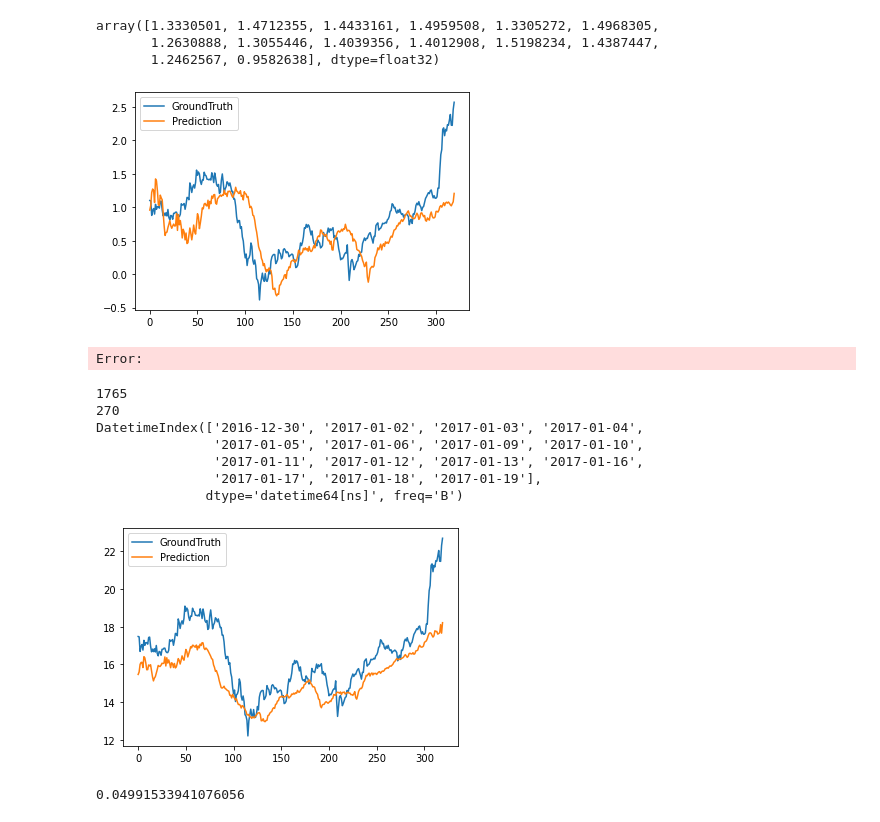
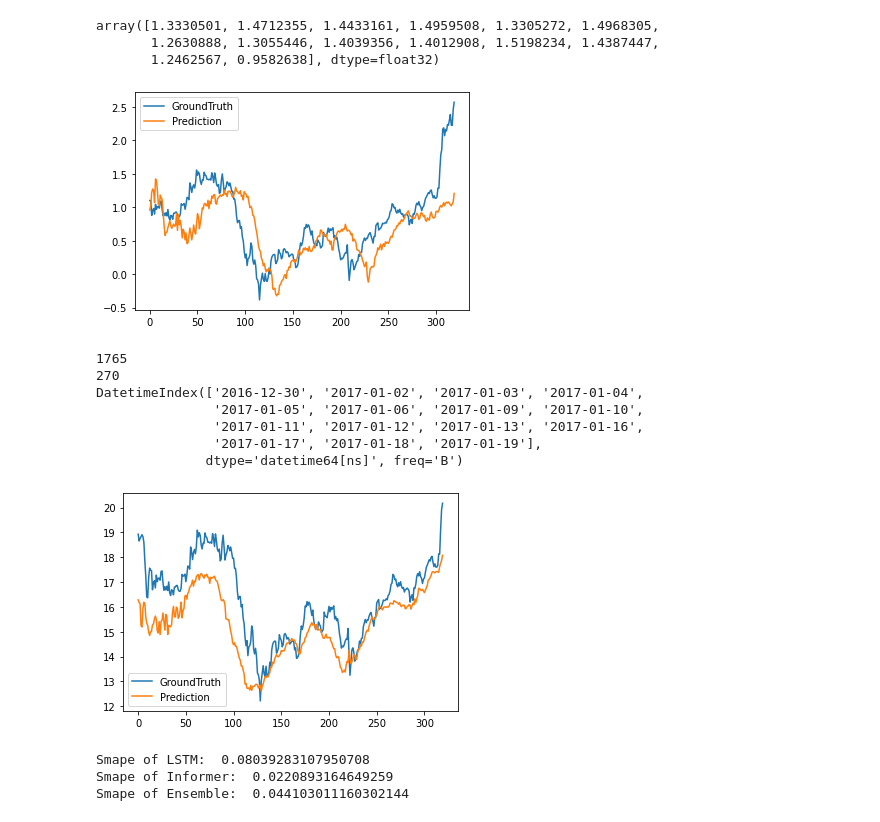
Before and after one commit to shanggao33/Data5703, a Jupyter notebook: Informer/bac_22col_sentiment3c&indicators copy@bac_sent_indi_22c/informer_bac_22col_sentiment3c&indicators copy.ipynb, the cells around one changed output. Cells and saved outputs as stored; diff of their text form; code cells hidden in the pictures.

Commit message:
correct ensemble

```diff
--- a/Informer/bac_22col_sentiment3c&indicators copy@bac_sent_indi_22c/informer_bac_22col_sentiment3c&indicators copy.ipynb
+++ b/Informer/bac_22col_sentiment3c&indicators copy@bac_sent_indi_22c/informer_bac_22col_sentiment3c&indicators copy.ipynb
@@ -1665,7 +1665,7 @@ args = dotdict()
 args.model = 'informer' # model of experiment, options: [informer, informerstack, informerlight(TBD)]
 
 args.data = 'custom' # data
-args.root_path = '../../../../5703/dataset'
+args.root_path = '../../dataset/bac'
 args.data_path = 'bac_sent_indi_22c.csv'
 args.features = 'MS' # forecasting task, options:[M, S, MS]; M:multivariate predict multivariate, S:univariate predict univariate, MS:multivariate predict univariate
 args.target = 'close'
@@ -1872,7 +1872,6 @@ plt.legend()
 plt.show()
 # %% [output]
 [figure]
-Error:
 # %%
 setting = '{}_{}_ft{}_sl{}_ll{}_pl{}_dm{}_nh{}_el{}_dl{}_df{}_at{}_fc{}_eb{}_dt{}_mx{}_{}_{}'.format(args.model, args.data, args.features,
                 args.seq_len, args.label_len, args.pred_len,
@@ -1901,44 +1900,42 @@ data_loader = DataLoader(
     batch_size=batch_size,
     shuffle=shuffle_flag,
     num_workers=args.num_workers,
     drop_last=drop_last)
 
 # get the inverse transformed
 pred_inver = data_set.inverse_transform(preds)
 trues = data_set.inverse_transform(trues)
 pred_inver.shape
 
 lstm_preds = np.load('./bac_sent_indi_22c.npy')
-lstm_preds.shape
-# drop the first 13 samples
-lstm_preds = lstm_preds[13:,:]
-lstm_preds.shape
+# drop the last 13 sample
+lstm_preds = lstm_preds[:-13, :]
 
-informer_preds = pred_inver[:, -1, :]
-informer_preds.shape
+informer_preds = pred_inver[:, 0, :]
+
 
 # average the predictions of Informer and LSTM
 ensemble_preds = (lstm_preds + informer_preds) / 2
 ensemble_preds.shape
 
-import matplotlib.pyplot as plt
-import seaborn as sns
-
 plt.figure()
-plt.plot(trues[:, -1, :], label='GroundTruth')
+plt.plot(trues[:, 0, :], label='GroundTruth')
 plt.plot(ensemble_preds, label='Prediction')
 plt.legend()
 plt.show()
 
-print("Smape of Informer:", SMAPE(ensemble_preds, trues[:, -1, :]))
-print("Smape of ensemble:",SMAPE(pred_inver[:, -1, :], trues[:, -1, :]))
+print("Smape of LSTM: ", SMAPE(lstm_preds, trues[:, 0, :]))
+print("Smape of Informer: ", SMAPE(informer_preds, trues[:, 0, :]))
+print("Smape of Ensemble: ", SMAPE(ensemble_preds, trues[:, 0, :]))
 # %% [output]
 1765
 270
 DatetimeIndex(['2016-12-30', '2017-01-02', '2017-01-03', '2017-01-04',
                '2017-01-05', '2017-01-06', '2017-01-09', '2017-01-10',
                '2017-01-11', '2017-01-12', '2017-01-13', '2017-01-16',
                '2017-01-17', '2017-01-18', '2017-01-19'],
               dtype='datetime64[ns]', freq='B')
-[figure, old version]
+[figure, new version]
-0.04991533941076056
+Smape of LSTM:  0.08039283107950708
+Smape of Informer:  0.0220893164649259
+Smape of Ensemble:  0.044103011160302144
```
Also changed, not shown: parts of 3 cells of this notebook, 7 other files.
